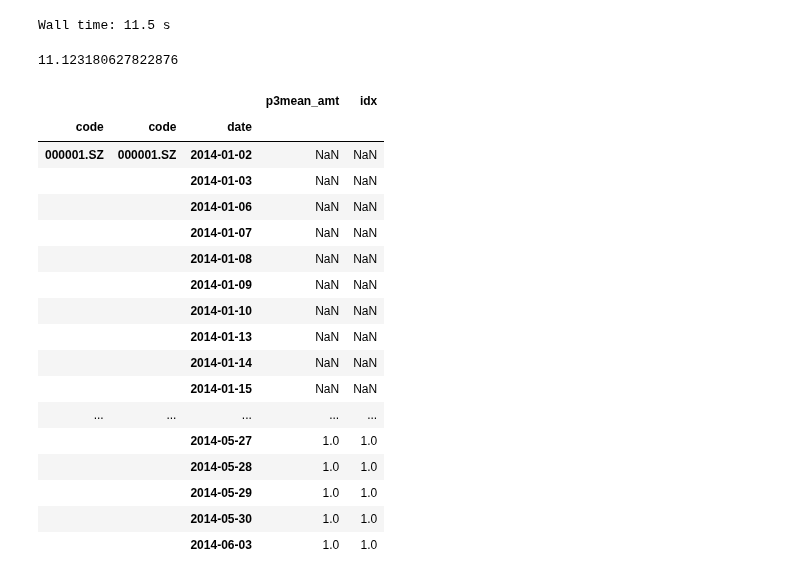
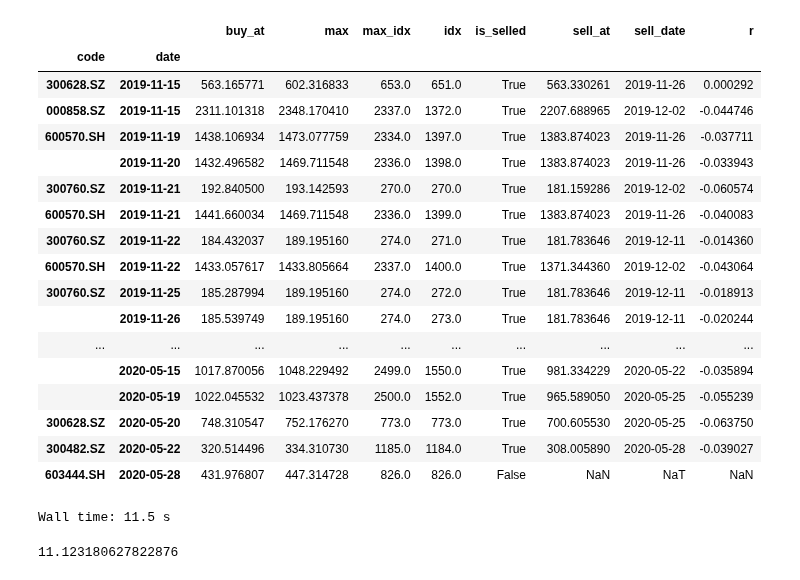
Before and after one commit to Bantorra0/Quant, a Jupyter notebook: 大涨缩量横盘.ipynb, the cells around one changed output. Saved outputs shown, nothing was run; the diff lists cells and outputs as text; code cells hidden in the pictures.

```diff
--- a/大涨缩量横盘.ipynb
+++ b/大涨缩量横盘.ipynb
@@ -153,0 +132,6 @@ f(x)
+# %%
+mask_date = df.index.get_level_values('date')>='2016-01-01'
+df_baseline = df.loc[mask_date,'r'].agg(agg_operations[:-1])
+df_baseline_q = df.loc[mask_date,'r'].reset_index('code').resample('Q').agg(agg_operations)
+df_baseline
+df_baseline_q
@@ -154,3 +265,24 @@ f(x)
+# %%
+tmp.sort_values('date').tail(50)
+# %% [output]
+|  |  | buy_at | max | max_idx | idx | is_selled | sell_at | sell_date | r |
+| code | date |  |  |  |  |  |  |  |  |
+| 300628.SZ | 2019-11-15 | 563.165771 | 602.316833 | 653.0 | 651.0 | True | 563.330261 | 2019-11-26 | 0.000292 |
+| 000858.SZ | 2019-11-15 | 2311.101318 | 2348.170410 | 2337.0 | 1372.0 | True | 2207.688965 | 2019-12-02 | -0.044746 |
+| 600570.SH | 2019-11-19 | 1438.106934 | 1473.077759 | 2334.0 | 1397.0 | True | 1383.874023 | 2019-11-26 | -0.037711 |
+|  | 2019-11-20 | 1432.496582 | 1469.711548 | 2336.0 | 1398.0 | True | 1383.874023 | 2019-11-26 | -0.033943 |
+| 300760.SZ | 2019-11-21 | 192.840500 | 193.142593 | 270.0 | 270.0 | True | 181.159286 | 2019-12-02 | -0.060574 |
+| 600570.SH | 2019-11-21 | 1441.660034 | 1469.711548 | 2336.0 | 1399.0 | True | 1383.874023 | 2019-11-26 | -0.040083 |
+| 300760.SZ | 2019-11-22 | 184.432037 | 189.195160 | 274.0 | 271.0 | True | 181.783646 | 2019-12-11 | -0.014360 |
+| 600570.SH | 2019-11-22 | 1433.057617 | 1433.805664 | 2337.0 | 1400.0 | True | 1371.344360 | 2019-12-02 | -0.043064 |
+| 300760.SZ | 2019-11-25 | 185.287994 | 189.195160 | 274.0 | 272.0 | True | 181.783646 | 2019-12-11 | -0.018913 |
+|  | 2019-11-26 | 185.539749 | 189.195160 | 274.0 | 273.0 | True | 181.783646 | 2019-12-11 | -0.020244 |
+| ... | ... | ... | ... | ... | ... | ... | ... | ... | ... |
+|  | 2020-05-15 | 1017.870056 | 1048.229492 | 2499.0 | 1550.0 | True | 981.334229 | 2020-05-22 | -0.035894 |
+|  | 2020-05-19 | 1022.045532 | 1023.437378 | 2500.0 | 1552.0 | True | 965.589050 | 2020-05-25 | -0.055239 |
+| 300628.SZ | 2020-05-20 | 748.310547 | 752.176270 | 773.0 | 773.0 | True | 700.605530 | 2020-05-25 | -0.063750 |
+| 300482.SZ | 2020-05-22 | 320.514496 | 334.310730 | 1185.0 | 1184.0 | True | 308.005890 | 2020-05-28 | -0.039027 |
+| 603444.SH | 2020-05-28 | 431.976807 | 447.314728 | 826.0 | 826.0 | False | NaN | NaT | NaN |
 # %%
 target_ss = df[target_col].fillna(0)
 %time _ = target_ss.groupby('code').rolling(20).apply(lambda x:np.argmax(x))
@@ -165,24 +297,3 @@ print(time.time()-t0)
 # %% [output]
 Wall time: 11.5 s
 11.123180627822876
-# %%
-df[[target_col,'idx']].head(100).fillna(0).groupby('code').rolling(20).apply(lambda x:len(x.shape))
-# %% [output]
-|  |  |  | p3mean_amt | idx |
-| code | code | date |  |  |
-| 000001.SZ | 000001.SZ | 2014-01-02 | NaN | NaN |
-|  |  | 2014-01-03 | NaN | NaN |
-|  |  | 2014-01-06 | NaN | NaN |
-|  |  | 2014-01-07 | NaN | NaN |
-|  |  | 2014-01-08 | NaN | NaN |
-|  |  | 2014-01-09 | NaN | NaN |
-|  |  | 2014-01-10 | NaN | NaN |
-|  |  | 2014-01-13 | NaN | NaN |
-|  |  | 2014-01-14 | NaN | NaN |
-|  |  | 2014-01-15 | NaN | NaN |
-| ... | ... | ... | ... | ... |
-|  |  | 2014-05-27 | 1.0 | 1.0 |
-|  |  | 2014-05-28 | 1.0 | 1.0 |
-|  |  | 2014-05-29 | 1.0 | 1.0 |
-|  |  | 2014-05-30 | 1.0 | 1.0 |
-|  |  | 2014-06-03 | 1.0 | 1.0 |
```
Also changed, not shown: parts of 13 cells of this notebook, 2 other files.
